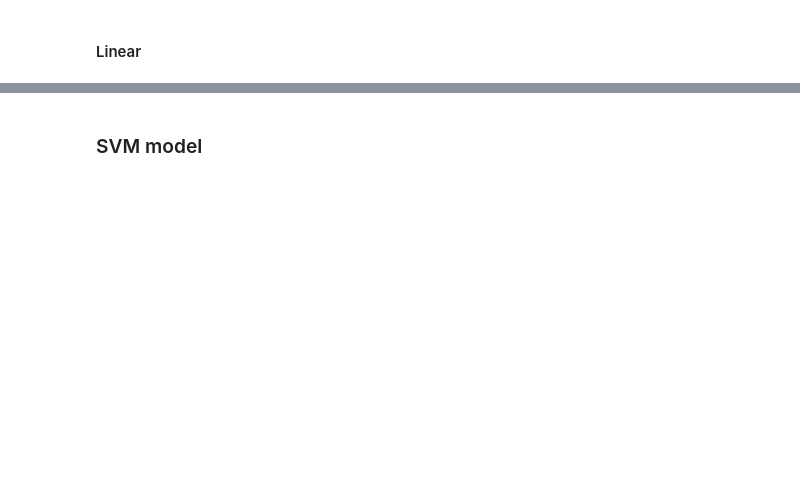
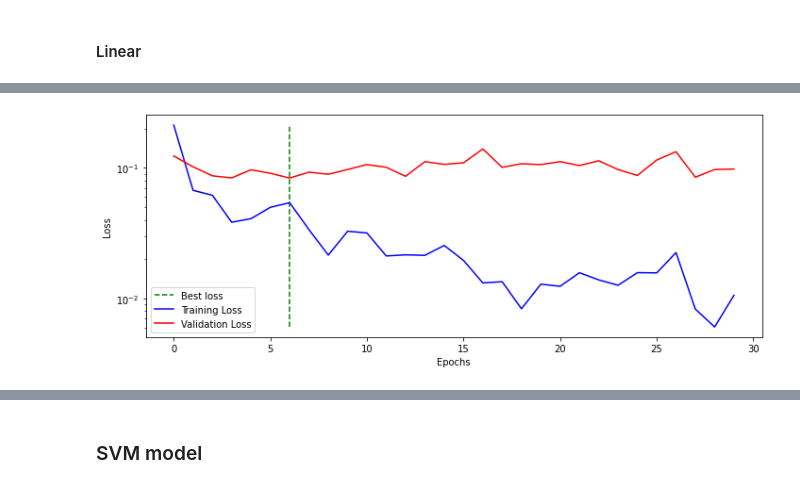
Before and after one commit to ayoubhammal/notebooks_tp_iarn, a Jupyter notebook: projet/spam_ham_classifier.ipynb, the cells around one changed output, grey strips where cells are left out. Saved outputs shown, nothing was run; the diff lists cells and outputs as text; code cells hidden in the pictures; blank space fills up the shorter version.

```diff
--- a/projet/spam_ham_classifier.ipynb
+++ b/projet/spam_ham_classifier.ipynb
@@ -392,0 +522,14 @@ Text(0.5, 0, 'False positive rate')
+# %%
+bin_bow_train_dataloader = DataLoader(train_dataset, batch_size=16, shuffle=True, collate_fn=bin_bow_collate)
+bin_bow_test_dataloader = DataLoader(test_dataset, batch_size=16, shuffle=True, collate_fn=bin_bow_collate)
+
+bin_linear_model = LinearModel(n_features=vocabulary_size, n_outputs=1)
+optimizer = Adam(bin_linear_model.parameters())
+loss_fn = nn.BCEWithLogitsLoss(reduction='mean')
+
+bin_linear_wrapper = Wrapper(bin_linear_model, loss_fn, optimizer)
+# %%
+bin_linear_wrapper.set_loaders(bin_bow_train_dataloader, bin_bow_test_dataloader)
+bin_linear_wrapper.train(n_epochs=30)
+bin_linear_wrapper.plot_losses()
+# %% [output]
@@ -392,0 +553 @@ Text(0.5, 0, 'False positive rate')
+[figure, added]
```
Also changed, not shown: parts of 56 cells of this notebook, 1 other file.
